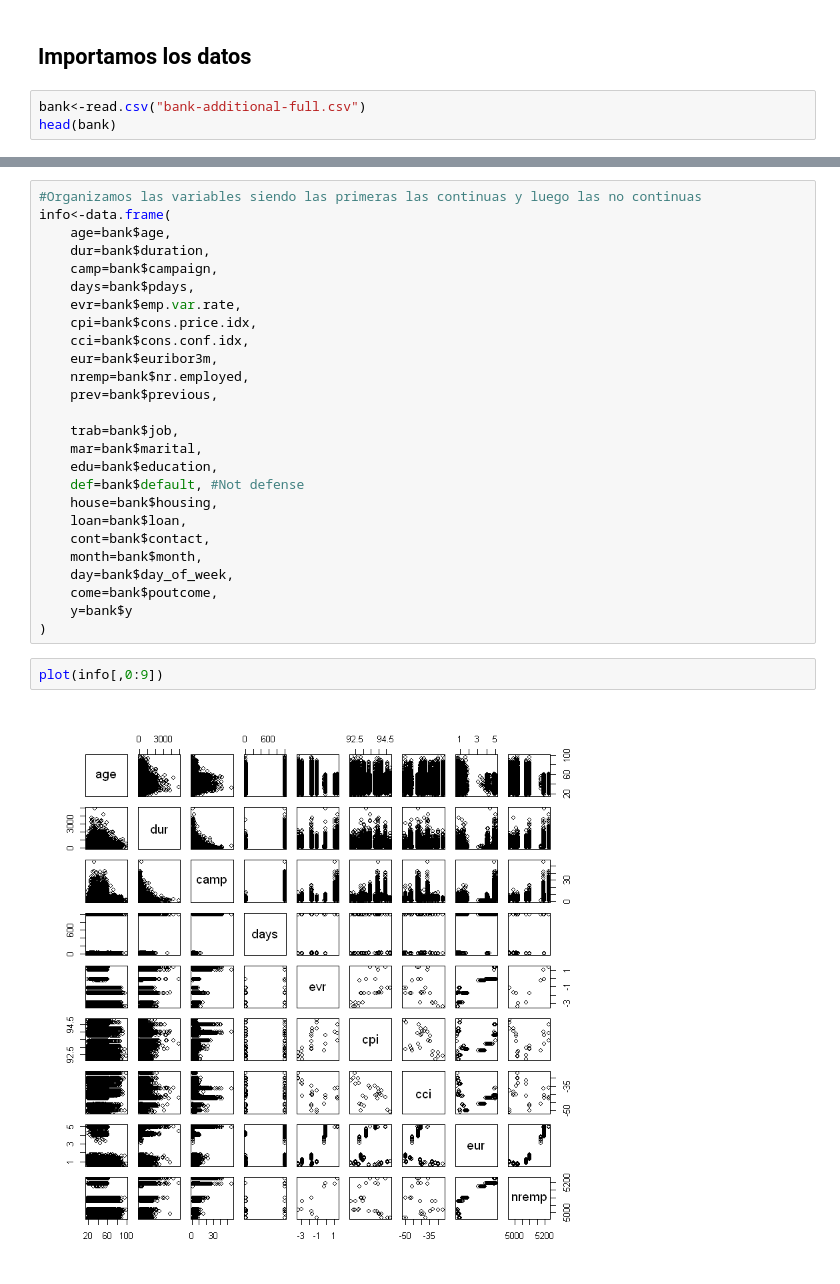
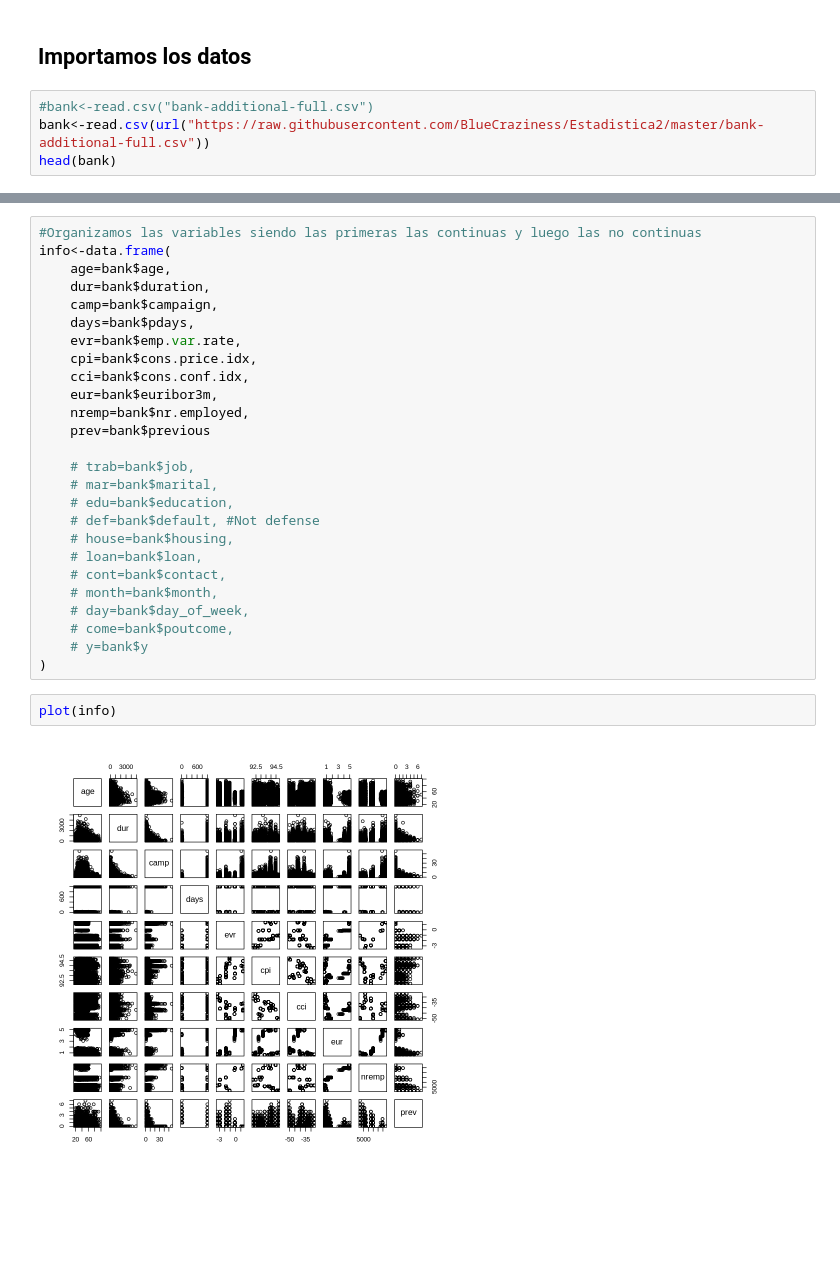
Before and after one commit to BlueCraziness/Estadistica2, a Jupyter notebook: Trabajo2.ipynb, the cells around one changed output, grey strips where cells are left out. Cells and saved outputs as stored; diff of their text form; blank space fills up the shorter version.

```diff
--- a/Trabajo2.ipynb
+++ b/Trabajo2.ipynb
@@ -86,6 +100,7 @@ corrplot 0.84 loaded
 # %% [markdown]
 ## Importamos los datos
 # %%
-bank<-read.csv("bank-additional-full.csv")
+#bank<-read.csv("bank-additional-full.csv")
+bank<-read.csv(url("https://raw.githubusercontent.com/BlueCraziness/Estadistica2/master/bank-additional-full.csv"))
 head(bank)
 # %% [output]
@@ -114,22 +125,22 @@ info<-data.frame(
     cci=bank$cons.conf.idx,
     eur=bank$euribor3m,
     nremp=bank$nr.employed,
-    prev=bank$previous,
+    prev=bank$previous
 
-    trab=bank$job,
-    mar=bank$marital,
-    edu=bank$education,
-    def=bank$default, #Not defense
-    house=bank$housing,
-    loan=bank$loan,
-    cont=bank$contact,
-    month=bank$month,
-    day=bank$day_of_week,
-    come=bank$poutcome,
-    y=bank$y
+    # trab=bank$job,
+    # mar=bank$marital,
+    # edu=bank$education,
+    # def=bank$default, #Not defense
+    # house=bank$housing,
+    # loan=bank$loan,
+    # cont=bank$contact,
+    # month=bank$month,
+    # day=bank$day_of_week,
+    # come=bank$poutcome,
+    # y=bank$y
 )
 # %%
-plot(info[,0:9])
+plot(info)
 # %% [output]
-[figure, old version]
+[figure, new version]
 # %%
```
Also changed, not shown: parts of 29 cells of this notebook.
